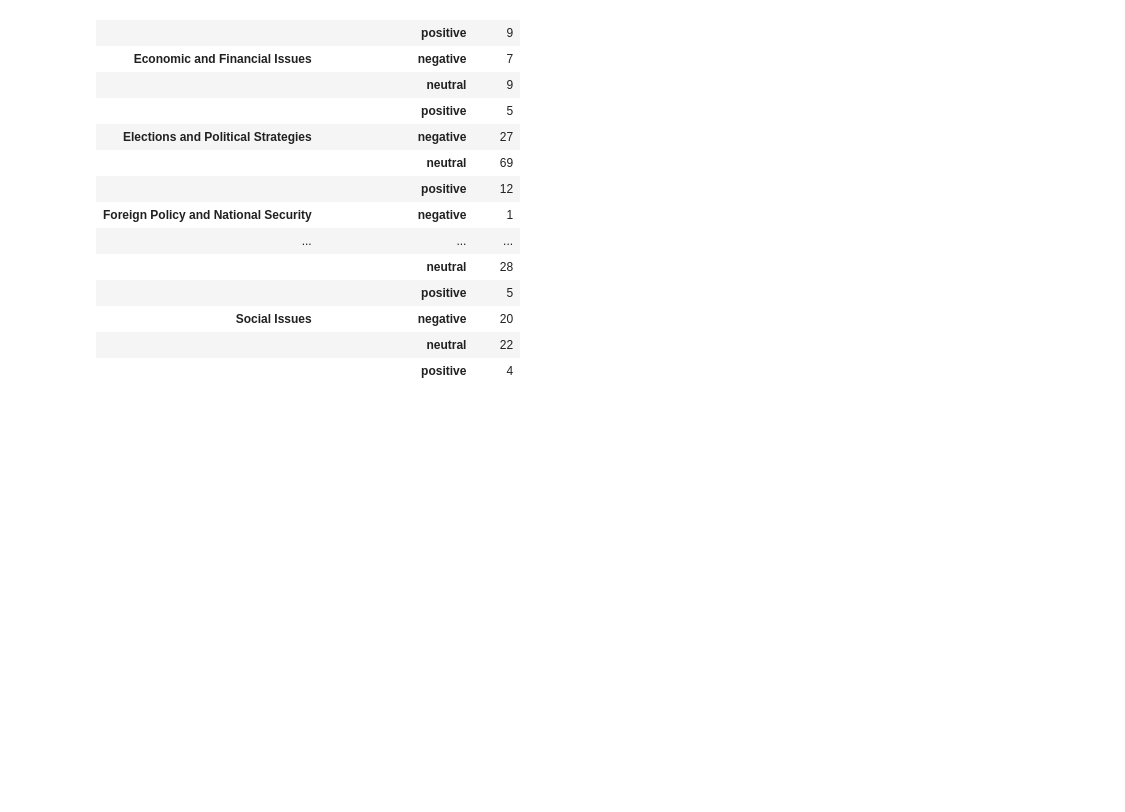
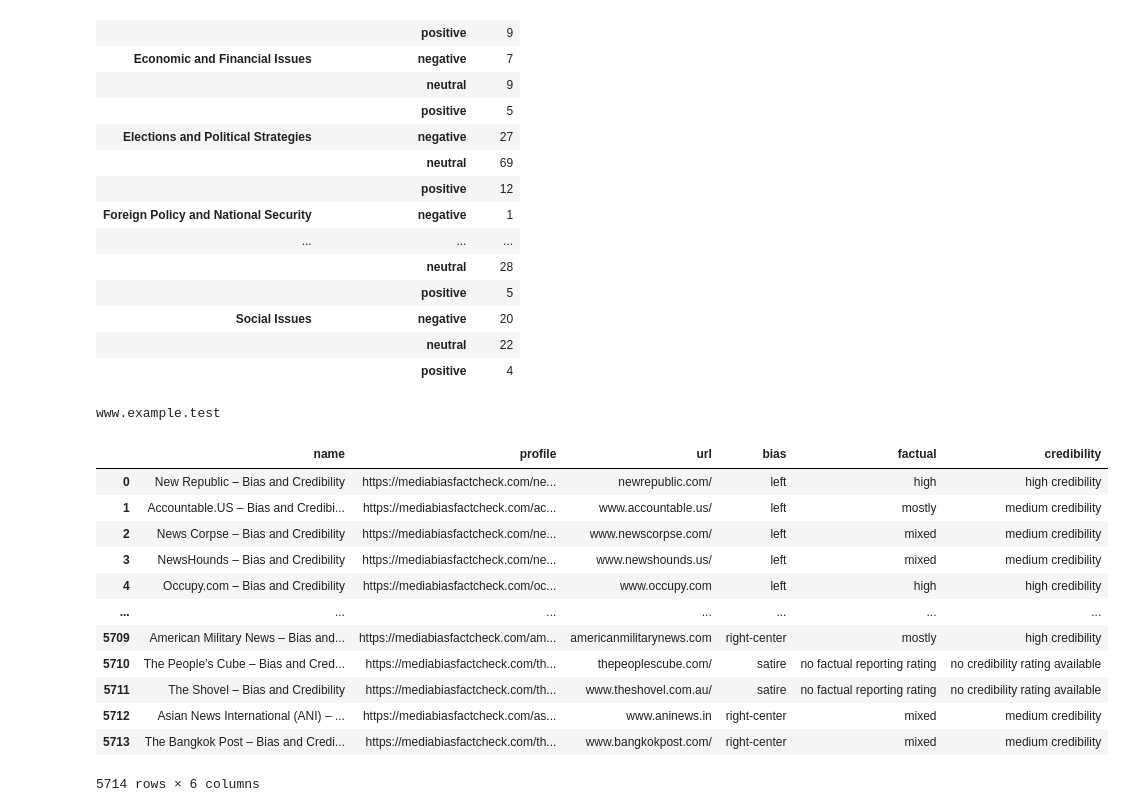
Before and after one commit to jikaelgagnon/comp370-final-project, a Jupyter notebook: scripts/testing.ipynb, the cells around one changed output. Drawn from its saved outputs; the diff is of its cells as text; code cells hidden in the pictures; blank space fills up the shorter version.

Commit message:
Add political alignments

```diff
--- a/scripts/testing.ipynb
+++ b/scripts/testing.ipynb
@@ -359,3 +359,39 @@ counts_df.groupby(['topic pass 2', 'negative/neutral/positive']).count()
 | Social Issues | negative | 20 |
 |  | neutral | 22 |
 |  | positive | 4 |
+# %%
+import requests
+import json
+url = "https://political-bias-database.p.rapidapi.com/MBFCdata"
+
+headers = {
+	"x-rapidapi-key": "c6ce10f28bmsh47220349b18f48cp1750a0jsn3f5aee38092b",
+	"x-rapidapi-host": "political-bias-database.p.rapidapi.com"
+}
+
+response = requests.get(url, headers=headers)
+
+d = response.json()
+# %%
+from urllib.parse import urlparse
+
+domain = urlparse('http://www.example.test/foo/bar').netloc
+# %% [output]
+www.example.test
+# %%
+news_df = pd.DataFrame(d)
+news_df
+# %% [output]
+|  | name | profile | url | bias | factual | credibility |
+| 0 | New Republic – Bias and Credibility | https://mediabiasfactcheck.com/ne... | newrepublic.com/ | left | high | high credibility |
+| 1 | Accountable.US – Bias and Credibi... | https://mediabiasfactcheck.com/ac... | www.accountable.us/ | left | mostly | medium credibility |
+| 2 | News Corpse – Bias and Credibility | https://mediabiasfactcheck.com/ne... | www.newscorpse.com/ | left | mixed | medium credibility |
+| 3 | NewsHounds – Bias and Credibility | https://mediabiasfactcheck.com/ne... | www.newshounds.us/ | left | mixed | medium credibility |
+| 4 | Occupy.com – Bias and Credibility | https://mediabiasfactcheck.com/oc... | www.occupy.com | left | high | high credibility |
+| ... | ... | ... | ... | ... | ... | ... |
+| 5709 | American Military News – Bias and... | https://mediabiasfactcheck.com/am... | americanmilitarynews.com | right-center | mostly | high credibility |
+| 5710 | The People’s Cube – Bias and Cred... | https://mediabiasfactcheck.com/th... | thepeoplescube.com/ | satire | no factual reporting rating | no credibility rating available |
+| 5711 | The Shovel – Bias and Credibility | https://mediabiasfactcheck.com/th... | www.theshovel.com.au/ | satire | no factual reporting rating | no credibility rating available |
+| 5712 | Asian News International (ANI) – ... | https://mediabiasfactcheck.com/as... | www.aninews.in | right-center | mixed | medium credibility |
+| 5713 | The Bangkok Post – Bias and Credi... | https://mediabiasfactcheck.com/th... | www.bangkokpost.com/ | right-center | mixed | medium credibility |
+5714 rows × 6 columns
```
Also changed, not shown: parts of 6 cells of this notebook, 4 other files.
